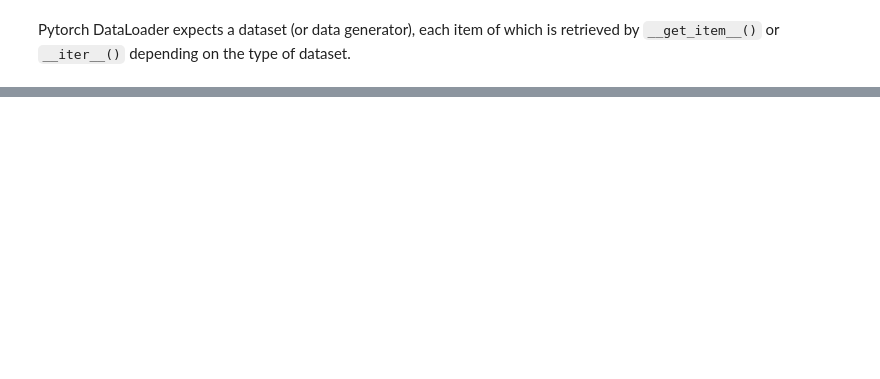
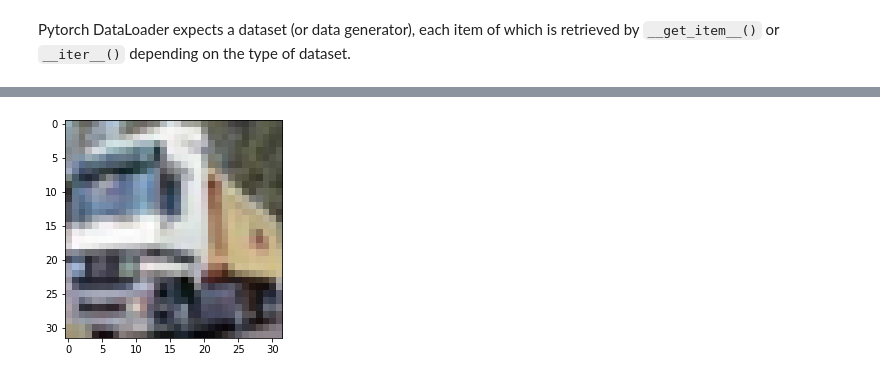
Before and after one commit to Hoseung/ATM, a Jupyter notebook: notebooks/SimCLR_single_GPU.ipynb, the cells around one changed output, grey strips where cells are left out. Saved outputs shown, nothing was run; the diff lists cells and outputs as text; code cells hidden in the pictures; blank space fills up the shorter version.

```diff
--- a/notebooks/SimCLR_single_GPU.ipynb
+++ b/notebooks/SimCLR_single_GPU.ipynb
@@ -24,0 +23,9 @@ dir_CIFAR = "/home/hoseung/Work/datasets/cifar-10-batches-py/"
+# %%
+!wget https://www.cs.toronto.edu/~kriz/cifar-10-python.tar.gz
+
+dir_CIFAR = "/home/hoseung/Work/datasets/"
+!mkdir -p {dir_CIFAR}
+!mv cifar-10-python.tar.gz {dir_CIFAR}
+!tar -xf {dir_CIFAR+'cifar-10-python.tar.gz'} -C {dir_CIFAR}
+dir_CIFAR += "cifar-10-batches-py/"
+!ls {dir_CIFAR}
@@ -147,0 +207,9 @@ dl
+# %%
+def swap21(img):
+    #return ndarr.swapaxes(0,2).swapaxes(0,1)
+    return np.transpose(img, (1,2,0))
+
+plt.imshow(swap21(images[1]/255))
+plt.show()
+# %% [output]
+[figure, added]
```
Also changed, not shown: parts of 19 cells of this notebook, 1 other file.
